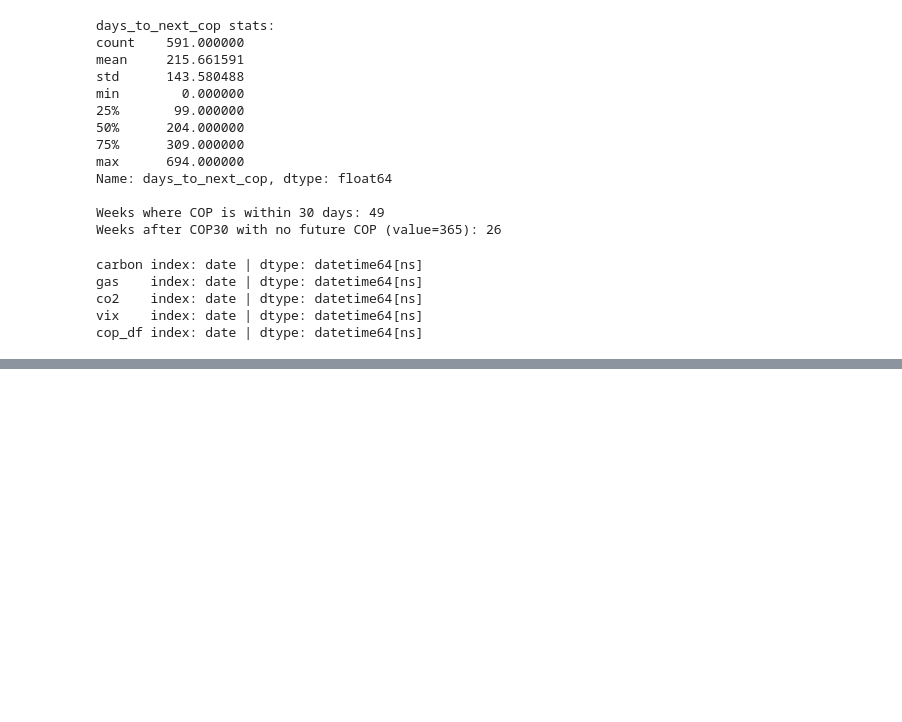
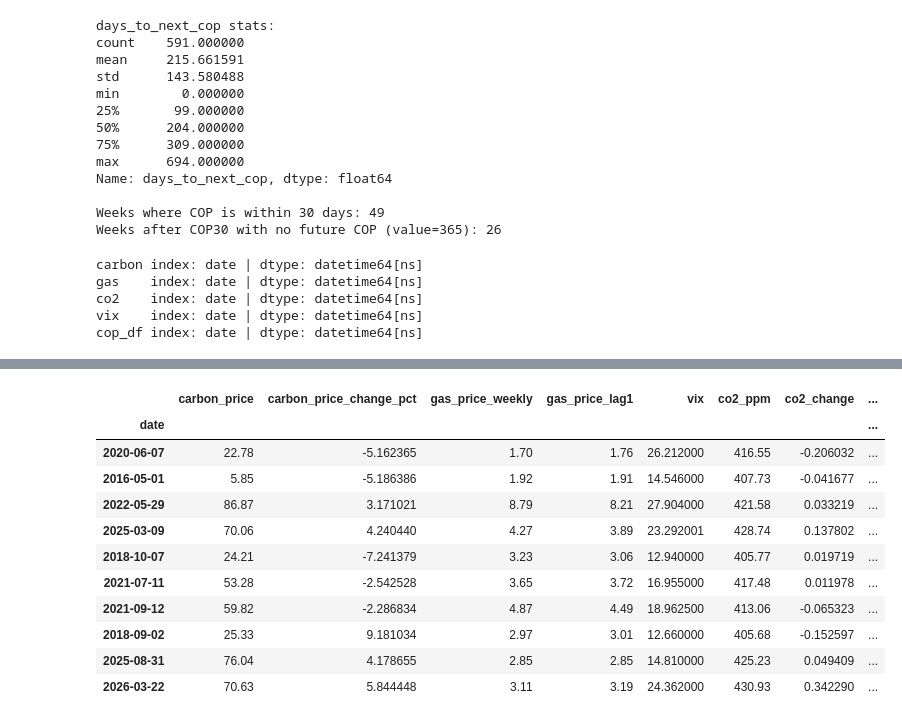
Before and after one commit to Rajdeep0010/Carbon-Credit-Price-Signal-Modelling, a Jupyter notebook: notebooks/01_data_preparation.ipynb, the cells around one changed output, grey strips where cells are left out. Saved outputs shown, nothing was run; the diff lists cells and outputs as text; code cells hidden in the pictures; blank space fills up the shorter version.

```diff
--- a/notebooks/01_data_preparation.ipynb
+++ b/notebooks/01_data_preparation.ipynb
@@ -522,0 +616,15 @@ dtype: int64
+# %%
+df.sample(10)
+# %% [output]
+|  | carbon_price | carbon_price_change_pct | gas_price_weekly | gas_price_lag1 | vix | co2_ppm | co2_change | ... |
+| date |  |  |  |  |  |  |  | ... |
+| 2020-06-07 | 22.78 | -5.162365 | 1.70 | 1.76 | 26.212000 | 416.55 | -0.206032 | ... |
+| 2016-05-01 | 5.85 | -5.186386 | 1.92 | 1.91 | 14.546000 | 407.73 | -0.041677 | ... |
+| 2022-05-29 | 86.87 | 3.171021 | 8.79 | 8.21 | 27.904000 | 421.58 | 0.033219 | ... |
+| 2025-03-09 | 70.06 | 4.240440 | 4.27 | 3.89 | 23.292001 | 428.74 | 0.137802 | ... |
+| 2018-10-07 | 24.21 | -7.241379 | 3.23 | 3.06 | 12.940000 | 405.77 | 0.019719 | ... |
+| 2021-07-11 | 53.28 | -2.542528 | 3.65 | 3.72 | 16.955000 | 417.48 | 0.011978 | ... |
+| 2021-09-12 | 59.82 | -2.286834 | 4.87 | 4.49 | 18.962500 | 413.06 | -0.065323 | ... |
+| 2018-09-02 | 25.33 | 9.181034 | 2.97 | 3.01 | 12.660000 | 405.68 | -0.152597 | ... |
+| 2025-08-31 | 76.04 | 4.178655 | 2.85 | 2.85 | 14.810000 | 425.23 | 0.049409 | ... |
+| 2026-03-22 | 70.63 | 5.844448 | 3.11 | 3.19 | 24.362000 | 430.93 | 0.342290 | ... |
```
Also changed, not shown: parts of 21 cells of this notebook, 1 other file.
